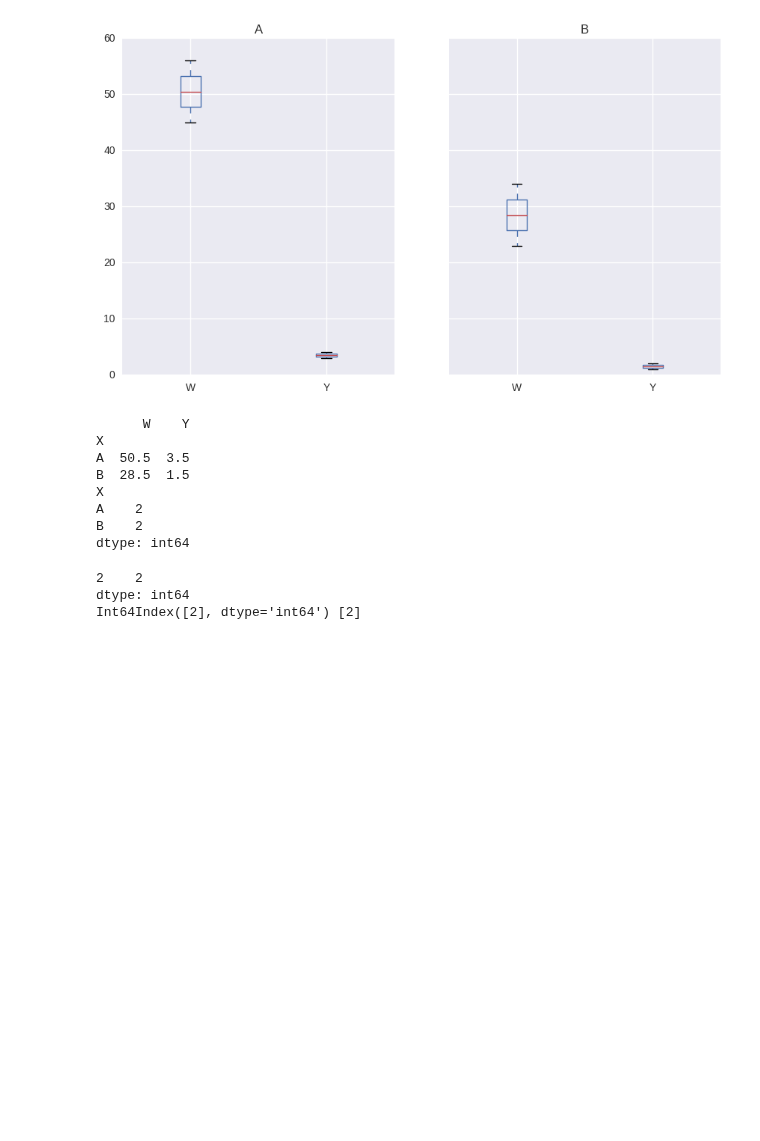
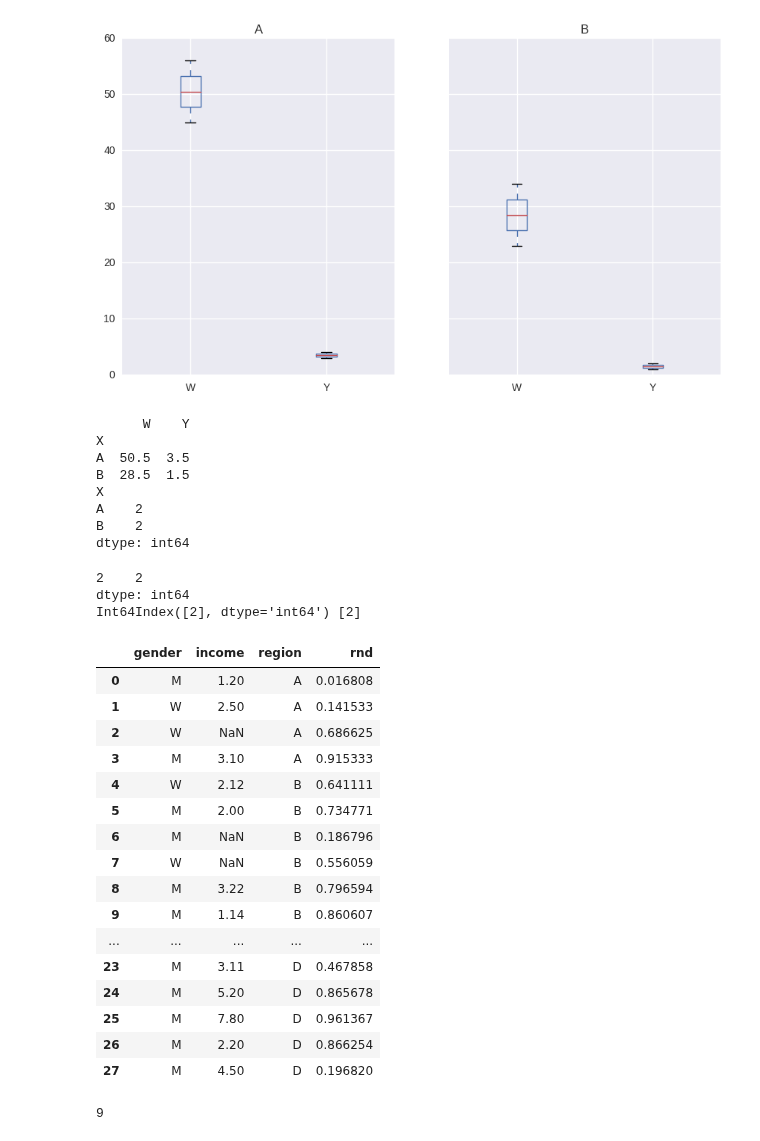
Before and after one commit to vfdev-5/SPR, a Jupyter notebook: tests.ipynb, the cells around one changed output. Cells and saved outputs as stored; diff of their text form; code cells hidden in the pictures; blank space fills up the shorter version.

```diff
--- a/tests.ipynb
+++ b/tests.ipynb
@@ -89,3 +89,34 @@ print v.index, v.values
 2    2
 dtype: int64
 Int64Index([2], dtype='int64') [2]
+# %%
+df = pd.DataFrame({
+        'income' : [ 1.2,  2.5,  np.nan, 3.1,  2.12,  2, np.nan,  np.nan, 3.22,  1.14,  2.58,  1.65,  2.8, np.nan,  np.nan,   1.27,  2.88,  3.6,  4.33, np.nan,  np.nan,  np.nan, np.nan, 3.11, 5.2, 7.8, 2.2, 4.5],
+        'gender' : ['M', 'W', 'W', 'M', 'W', 'M', 'M', 'W', 'M', 'M', 'W', 'W', 'M', 'W', 'M', 'W', 'W', 'W', 'W', 'W', 'M', 'M', 'W', 'M', 'M', 'M', 'M', 'M'],
+        'region' : ['A', 'A', 'A', 'A', 'B', 'B', 'B', 'B', 'B', 'B', 'B', 'C', 'C', 'C', 'C', 'C', 'D', 'D', 'D', 'D', 'D', 'D', 'D', 'D', 'D', 'D', 'D', 'D'],
+        'rnd': np.random.rand(28)
+    })
+# %%
+df
+# %% [output]
+|  | gender | income | region | rnd |
+| 0 | M | 1.20 | A | 0.016808 |
+| 1 | W | 2.50 | A | 0.141533 |
+| 2 | W | NaN | A | 0.686625 |
+| 3 | M | 3.10 | A | 0.915333 |
+| 4 | W | 2.12 | B | 0.641111 |
+| 5 | M | 2.00 | B | 0.734771 |
+| 6 | M | NaN | B | 0.186796 |
+| 7 | W | NaN | B | 0.556059 |
+| 8 | M | 3.22 | B | 0.796594 |
+| 9 | M | 1.14 | B | 0.860607 |
+| ... | ... | ... | ... | ... |
+| 23 | M | 3.11 | D | 0.467858 |
+| 24 | M | 5.20 | D | 0.865678 |
+| 25 | M | 7.80 | D | 0.961367 |
+| 26 | M | 2.20 | D | 0.866254 |
+| 27 | M | 4.50 | D | 0.196820 |
+# %%
+df['income'].isnull().sum()
+# %% [output]
+9
```
Also changed, not shown: parts of 6 cells of this notebook, 5 other files.
